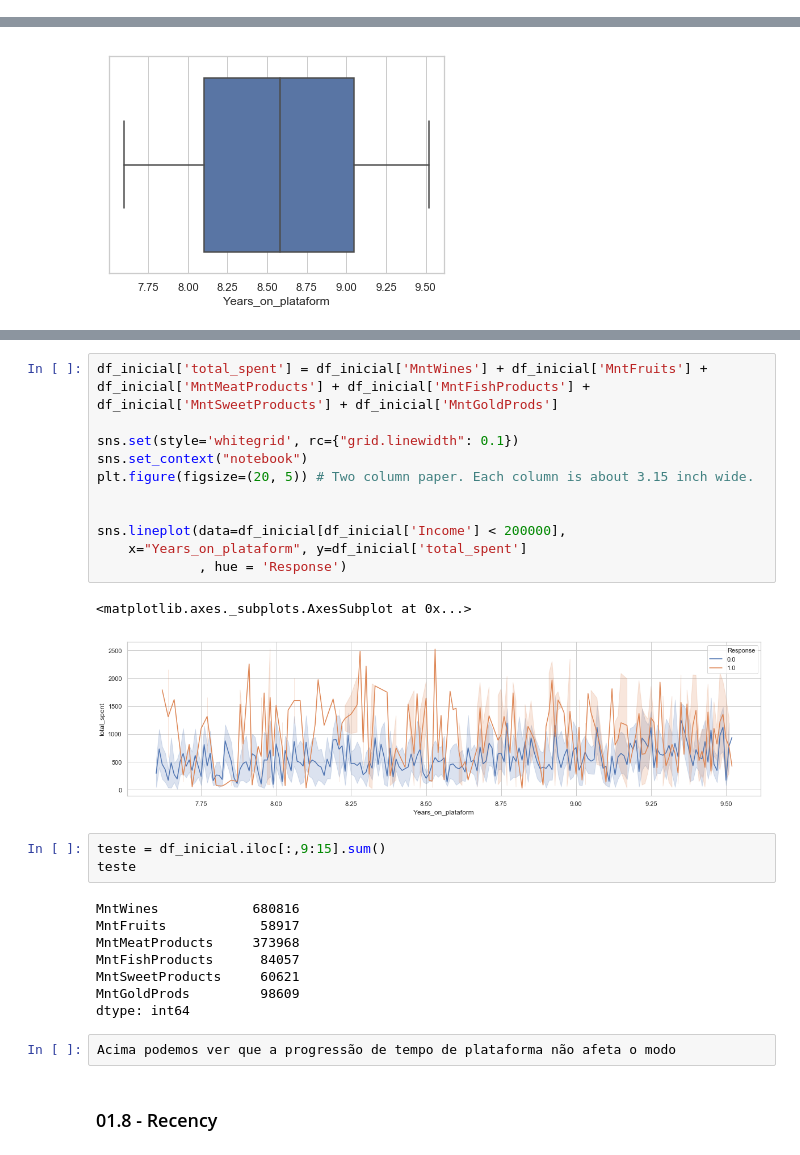
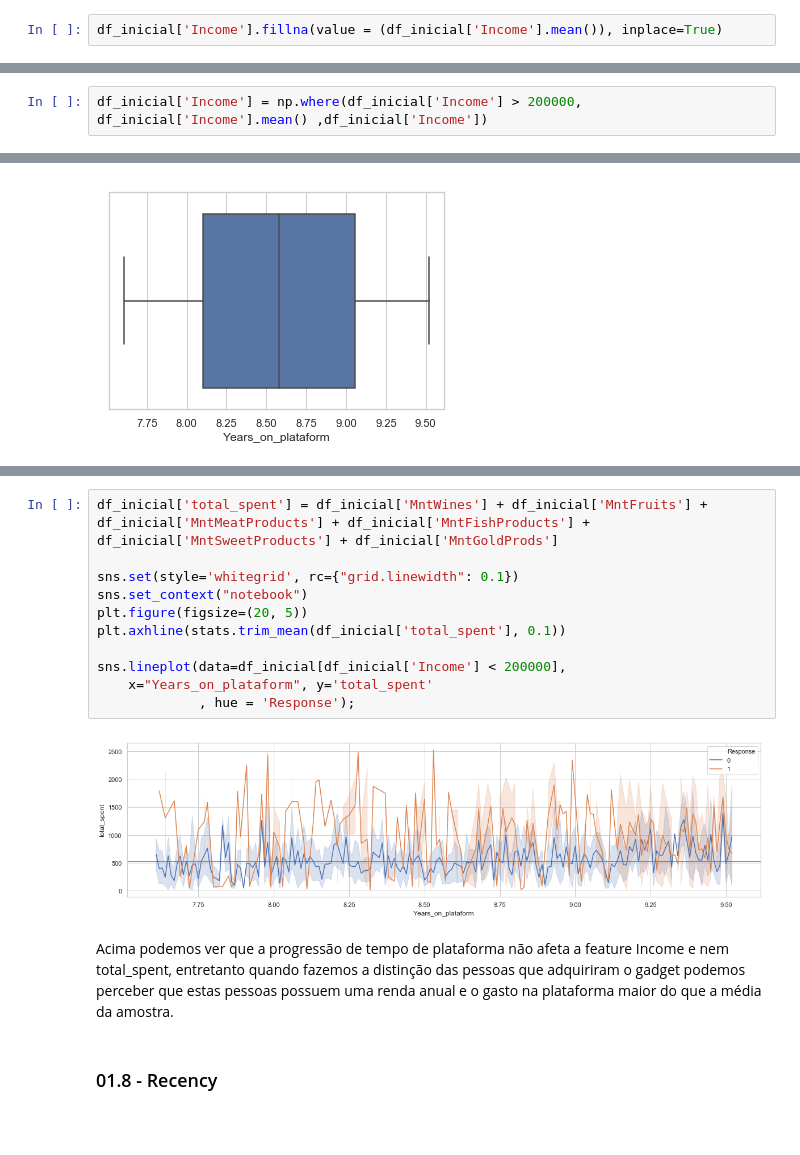
Before and after one commit to med0709/Marketing_Analysis, a Jupyter notebook: Ifood.ipynb, the cells around one changed output, grey strips where cells are left out. Saved outputs shown, nothing was run; the diff lists cells and outputs as text; blank space fills up the shorter version.

```diff
--- a/Ifood.ipynb
+++ b/Ifood.ipynb
@@ -230,6 +233,8 @@ min        1730.000000
 75%       68522.000000
 max      666666.000000
 Name: Income, dtype: float64
+# %%
+df_inicial['Income'].fillna(value = (df_inicial['Income'].mean()), inplace=True)
 # %%
 ax = sns.boxplot(x = df_inicial['Income'])
 # %% [output]
@@ -299,6 +304,8 @@ df_income[df_income['rate'] > 5]
 # %% [output]
 |  | MntWines | MntFruits | MntMeatProducts | MntFishProducts | MntSweetProducts | Income | return | rate |
 | 21 | 1 | 1 | 1725 | 1 | 1 | 2447.0 | 864.5 | 35.328974 |
+# %%
+df_inicial['Income'] = np.where(df_inicial['Income'] > 200000, df_inicial['Income'].mean() ,df_inicial['Income'])
 # %% [markdown]
 ### 01.5 - Kidhome
 # %%
@@ -438,30 +445,18 @@ sns.lineplot(data=df_inicial[df_inicial['Income'] < 200000],
 # %%
 df_inicial['total_spent'] = df_inicial['MntWines'] + df_inicial['MntFruits'] + df_inicial['MntMeatProducts'] + df_inicial['MntFishProducts'] + df_inicial['MntSweetProducts'] + df_inicial['MntGoldProds']
 
 sns.set(style='whitegrid', rc={"grid.linewidth": 0.1})
 sns.set_context("notebook")
-plt.figure(figsize=(20, 5)) # Two column paper. Each column is about 3.15 inch wide.
-
+plt.figure(figsize=(20, 5))
+plt.axhline(stats.trim_mean(df_inicial['total_spent'], 0.1))
 
 sns.lineplot(data=df_inicial[df_inicial['Income'] < 200000],
-    x="Years_on_plataform", y=df_inicial['total_spent']
-             , hue = 'Response')
+    x="Years_on_plataform", y='total_spent'
+             , hue = 'Response');
 # %% [output]
-<matplotlib.axes._subplots.AxesSubplot at 0x...>
-[figure, old version]
+[figure, new version]
-# %%
-teste = df_inicial.iloc[:,9:15].sum()
-teste
-# %% [output]
-MntWines            680816
-MntFruits            58917
-MntMeatProducts     373968
-MntFishProducts      84057
-MntSweetProducts     60621
-MntGoldProds         98609
-dtype: int64
-# %%
-Acima podemos ver que a progressão de tempo de plataforma não afeta o modo
+# %% [markdown]
+Acima podemos ver que a progressão de tempo de plataforma não afeta a feature Income e nem total_spent, entretanto quando fazemos a distinção das pessoas que adquiriram o gadget podemos perceber que estas pessoas possuem uma renda anual e o gasto na plataforma maior do que a média da amostra.
 # %% [markdown]
 ### 01.8 - Recency
 # %%
```
Also changed, not shown: parts of 73 cells of this notebook.
